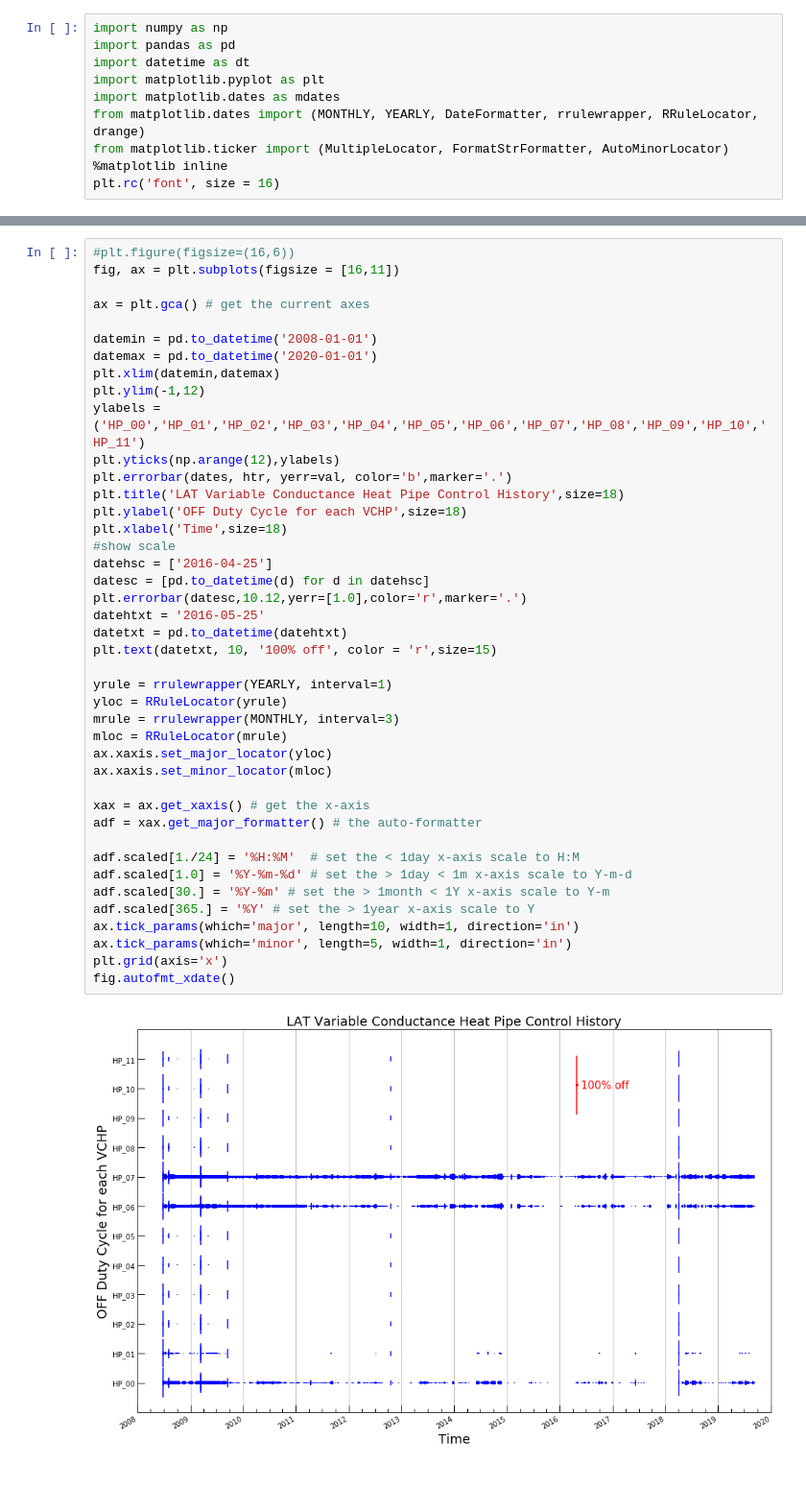
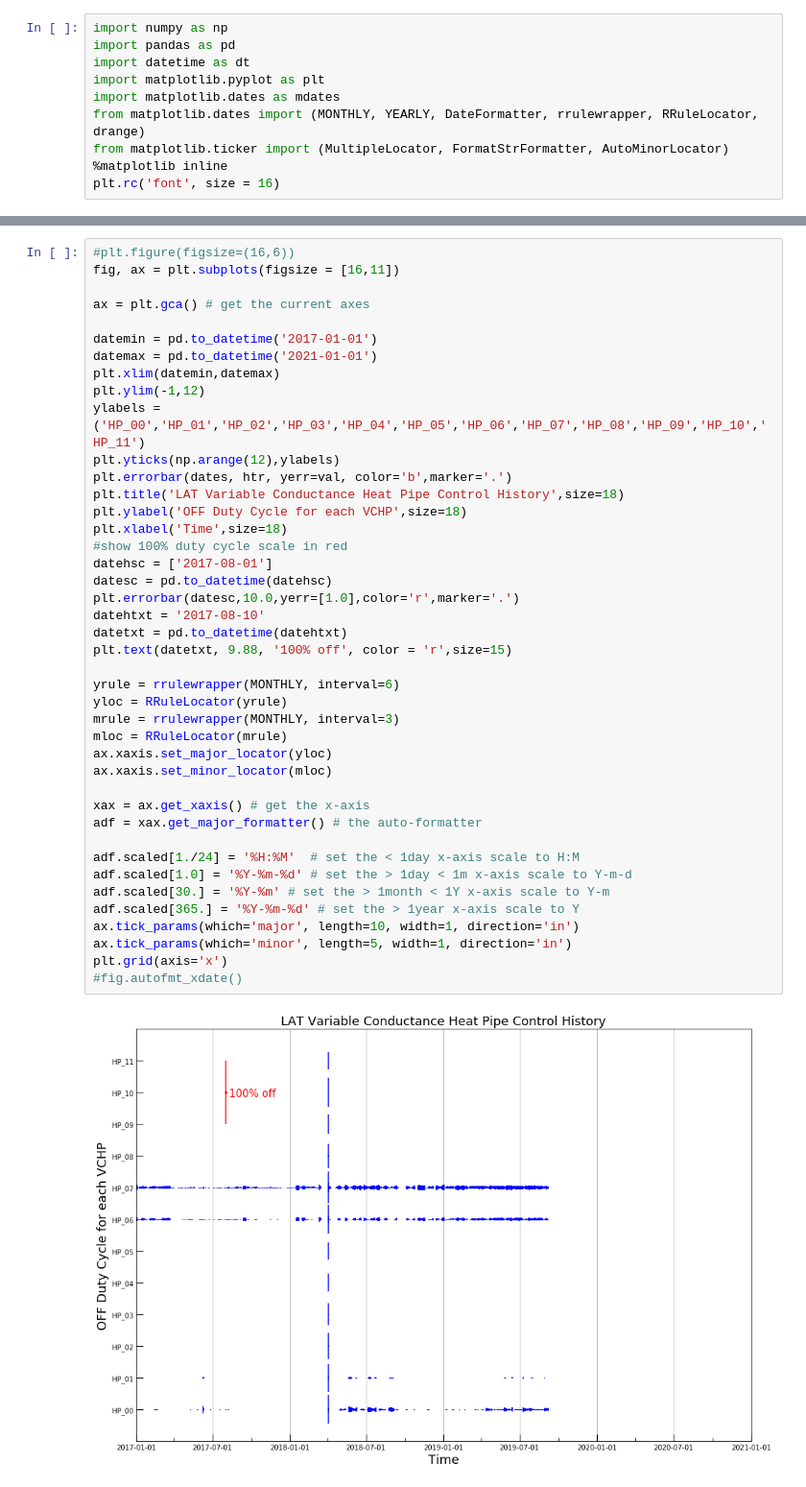
Before and after one commit to rac101/LATmetrics, a Jupyter notebook: LTC/LTC-orderedVCHP-history-ErrorBars.ipynb, the cells around one changed output, grey strips where cells are left out. Shown at 96% size. Drawn from its saved outputs; the diff is of its cells as text.

```diff
--- a/LTC/LTC-orderedVCHP-history-ErrorBars.ipynb
+++ b/LTC/LTC-orderedVCHP-history-ErrorBars.ipynb
@@ -79,42 +154,42 @@ fig.autofmt_xdate()
 fig, ax = plt.subplots(figsize = [16,11])
 
 ax = plt.gca() # get the current axes
 
-datemin = pd.to_datetime('2008-01-01')
-datemax = pd.to_datetime('2020-01-01')
+datemin = pd.to_datetime('2017-01-01')
+datemax = pd.to_datetime('2021-01-01')
 plt.xlim(datemin,datemax)
 plt.ylim(-1,12)
 ylabels = ('HP_00','HP_01','HP_02','HP_03','HP_04','HP_05','HP_06','HP_07','HP_08','HP_09','HP_10','HP_11')
 plt.yticks(np.arange(12),ylabels)
 plt.errorbar(dates, htr, yerr=val, color='b',marker='.')
 plt.title('LAT Variable Conductance Heat Pipe Control History',size=18)
 plt.ylabel('OFF Duty Cycle for each VCHP',size=18)
 plt.xlabel('Time',size=18)
-#show scale
-datehsc = ['2016-04-25']
-datesc = [pd.to_datetime(d) for d in datehsc]
-plt.errorbar(datesc,10.12,yerr=[1.0],color='r',marker='.')
-datehtxt = '2016-05-25'
+#show 100% duty cycle scale in red
+datehsc = ['2017-08-01']
+datesc = pd.to_datetime(datehsc)
+plt.errorbar(datesc,10.0,yerr=[1.0],color='r',marker='.')
+datehtxt = '2017-08-10'
 datetxt = pd.to_datetime(datehtxt)
-plt.text(datetxt, 10, '100% off', color = 'r',size=15)
+plt.text(datetxt, 9.88, '100% off', color = 'r',size=15)
 
-yrule = rrulewrapper(YEARLY, interval=1)
+yrule = rrulewrapper(MONTHLY, interval=6)
 yloc = RRuleLocator(yrule)
 mrule = rrulewrapper(MONTHLY, interval=3)
 mloc = RRuleLocator(mrule)
 ax.xaxis.set_major_locator(yloc)
 ax.xaxis.set_minor_locator(mloc)
 
 xax = ax.get_xaxis() # get the x-axis
 adf = xax.get_major_formatter() # the auto-formatter
 
 adf.scaled[1./24] = '%H:%M'  # set the < 1day x-axis scale to H:M
 adf.scaled[1.0] = '%Y-%m-%d' # set the > 1day < 1m x-axis scale to Y-m-d
 adf.scaled[30.] = '%Y-%m' # set the > 1month < 1Y x-axis scale to Y-m
-adf.scaled[365.] = '%Y' # set the > 1year x-axis scale to Y
+adf.scaled[365.] = '%Y-%m-%d' # set the > 1year x-axis scale to Y
 ax.tick_params(which='major', length=10, width=1, direction='in')
 ax.tick_params(which='minor', length=5, width=1, direction='in')
 plt.grid(axis='x')
-fig.autofmt_xdate()
+#fig.autofmt_xdate()
 # %% [output]
-[figure, old version]
+[figure, new version]
```
Also changed, not shown: parts of 6 cells of this notebook, 3 other files.
